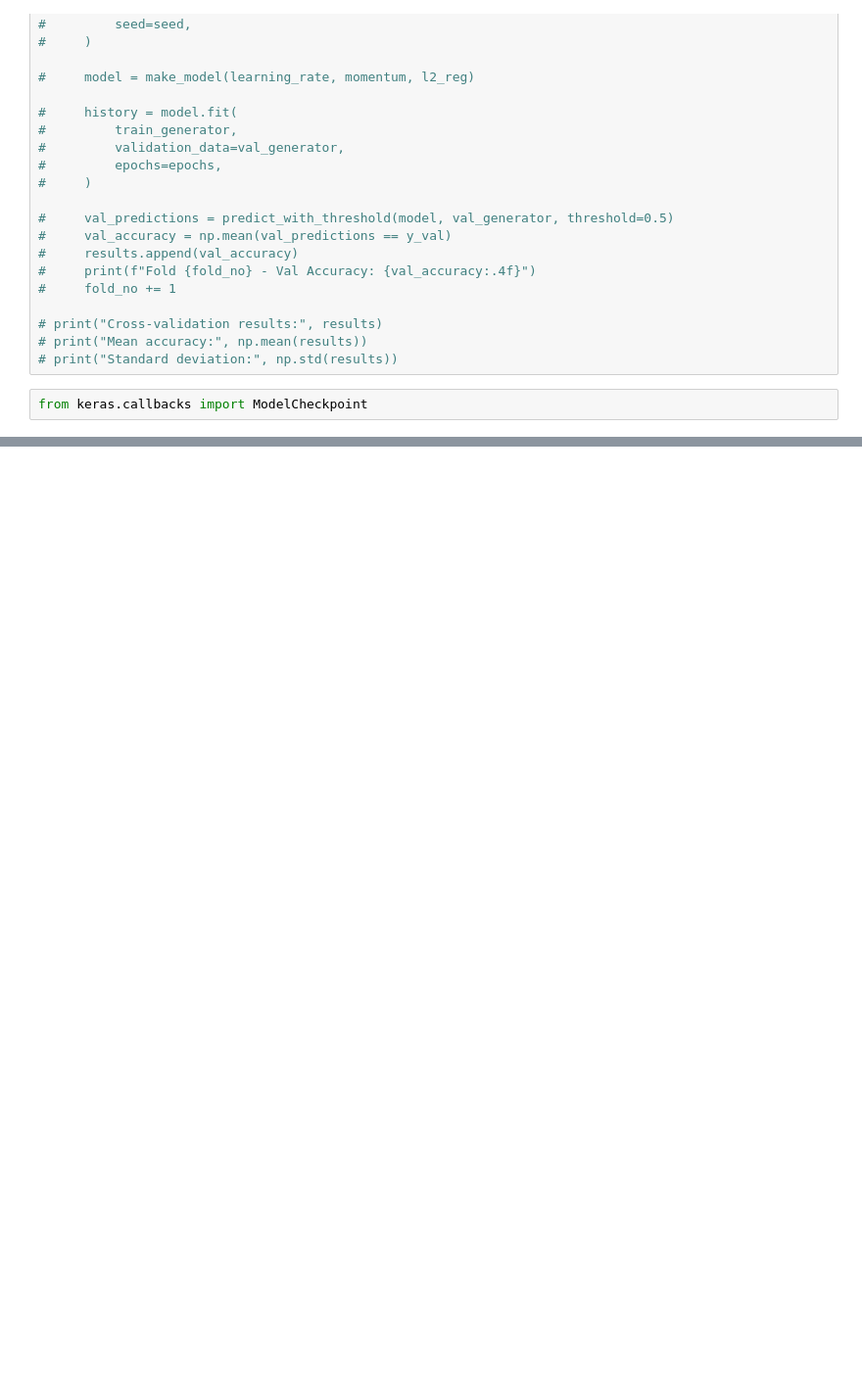
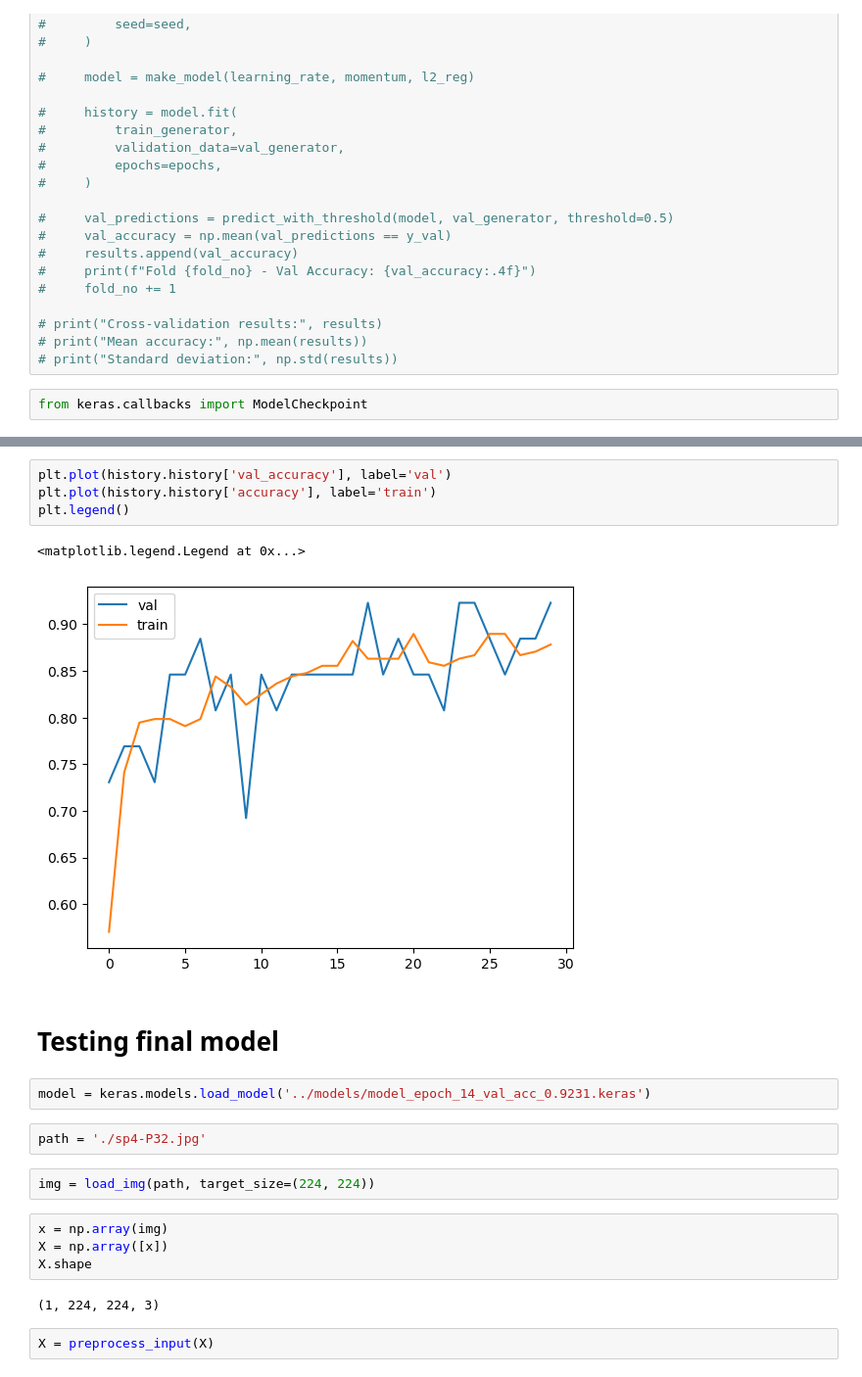
Before and after one commit to andyathsid/parked-ml-dev, a Jupyter notebook: hand-writing-detection/src/notebook.ipynb, the cells around one changed output, grey strips where cells are left out. Shown at 98% size. Saved outputs shown, nothing was run; the diff lists cells and outputs as text; blank space fills up the shorter version.

Commit message:
Add final model

```diff
--- a/hand-writing-detection/src/notebook.ipynb
+++ b/hand-writing-detection/src/notebook.ipynb
@@ -354,0 +320,23 @@ Checkpointing complete.
+# %%
+plt.plot(history.history['val_accuracy'], label='val')
+plt.plot(history.history['accuracy'], label='train')
+plt.legend()
+# %% [output]
+<matplotlib.legend.Legend at 0x...>
+[figure, added]
+# %% [markdown]
+# Testing final model
+# %%
+model = keras.models.load_model('../models/model_epoch_14_val_acc_0.9231.keras')
+# %%
+path = './sp4-P32.jpg'
+# %%
+img = load_img(path, target_size=(224, 224))
+# %%
+x = np.array(img)
+X = np.array([x])
+X.shape
+# %% [output]
+(1, 224, 224, 3)
+# %%
+X = preprocess_input(X)
```
Also changed, not shown: parts of 8 cells of this notebook, 29 other files.
